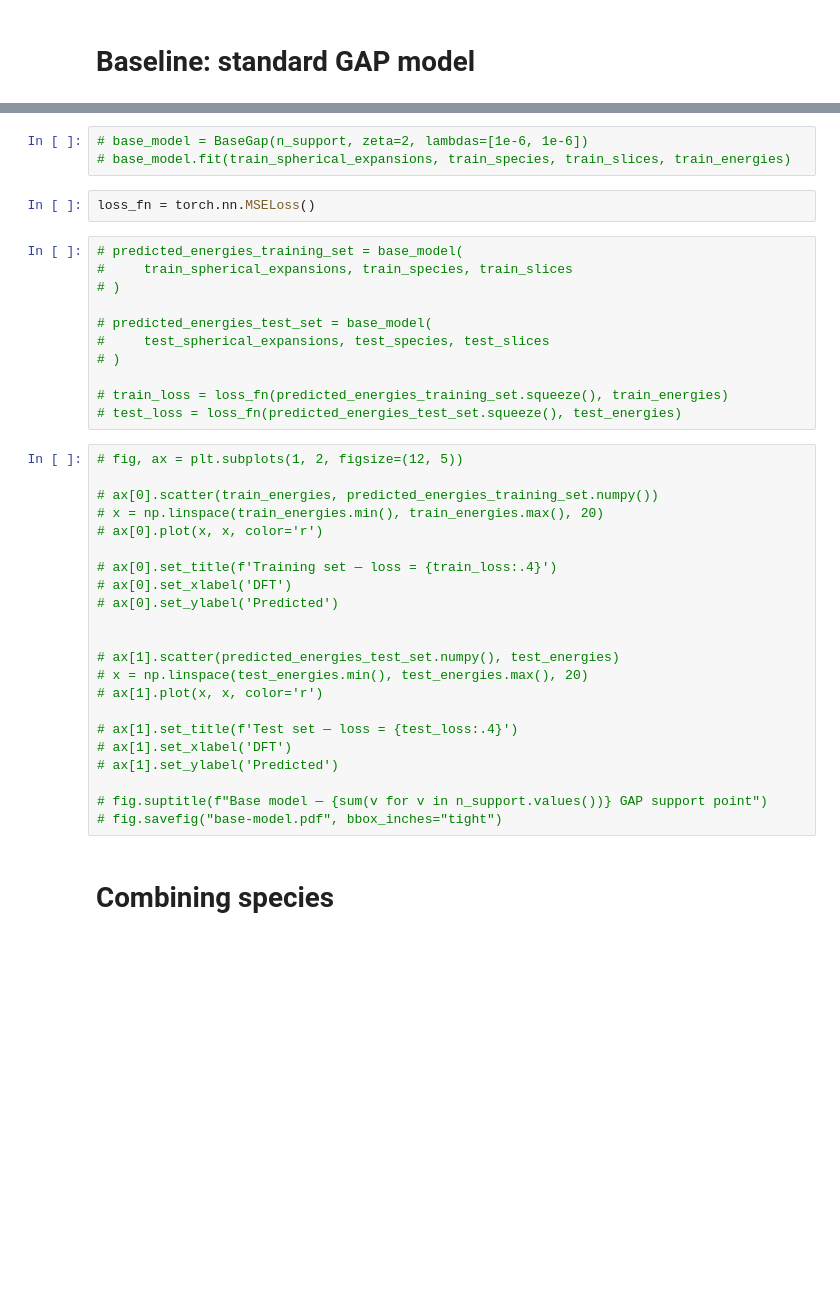
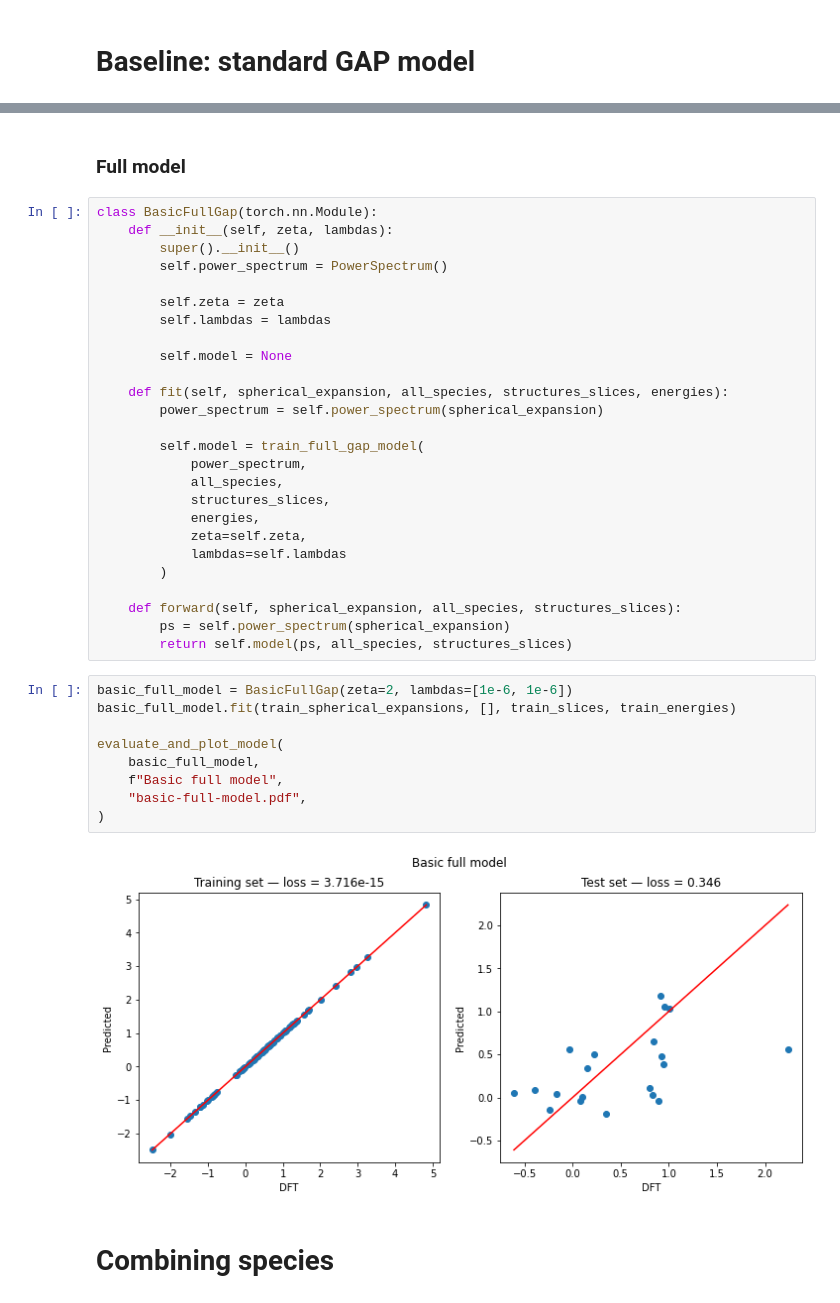
Before and after one commit to Luthaf/alchemical-learning, a Jupyter notebook: alchemical-learning-elpasolites.ipynb, the cells around one changed output, grey strips where cells are left out. Drawn from its saved outputs; the diff is of its cells as text; blank space fills up the shorter version.

Commit message:
Implement full KRR

```diff
--- a/alchemical-learning-elpasolites.ipynb
+++ b/alchemical-learning-elpasolites.ipynb
@@ -88,41 +137,42 @@ n_support = {
+# %% [markdown]
+### Full model
+# %%
+class BasicFullGap(torch.nn.Module):
+    def __init__(self, zeta, lambdas):
+        super().__init__()
+        self.power_spectrum = PowerSpectrum()
+
+        self.zeta = zeta
+        self.lambdas = lambdas
+
+        self.model = None
+
+    def fit(self, spherical_expansion, all_species, structures_slices, energies):
+        power_spectrum = self.power_spectrum(spherical_expansion)
+
+        self.model = train_full_gap_model(
+            power_spectrum,
+            all_species,
+            structures_slices,
+            energies,
+            zeta=self.zeta,
+            lambdas=self.lambdas
+        )
+
+    def forward(self, spherical_expansion, all_species, structures_slices):
+        ps = self.power_spectrum(spherical_expansion)
+        return self.model(ps, all_species, structures_slices)
 # %%
-# base_model = BaseGap(n_support, zeta=2, lambdas=[1e-6, 1e-6])
-# base_model.fit(train_spherical_expansions, train_species, train_slices, train_energies)
+basic_full_model = BasicFullGap(zeta=2, lambdas=[1e-6, 1e-6])
+basic_full_model.fit(train_spherical_expansions, [], train_slices, train_energies)
+
+evaluate_and_plot_model(
+    basic_full_model,
+    f"Basic full model",
+    "basic-full-model.pdf",
+)
+# %% [output]
+[figure, added]
-# %%
-loss_fn = torch.nn.MSELoss()
-# %%
-# predicted_energies_training_set = base_model(
-#     train_spherical_expansions, train_species, train_slices
-# )
-
-# predicted_energies_test_set = base_model(
-#     test_spherical_expansions, test_species, test_slices
-# )
-
-# train_loss = loss_fn(predicted_energies_training_set.squeeze(), train_energies)
-# test_loss = loss_fn(predicted_energies_test_set.squeeze(), test_energies)
-# %%
-# fig, ax = plt.subplots(1, 2, figsize=(12, 5))
-
-# ax[0].scatter(train_energies, predicted_energies_training_set.numpy())
-# x = np.linspace(train_energies.min(), train_energies.max(), 20)
-# ax[0].plot(x, x, color='r')
-
-# ax[0].set_title(f'Training set — loss = {train_loss:.4}')
-# ax[0].set_xlabel('DFT')
-# ax[0].set_ylabel('Predicted')
-
-
-# ax[1].scatter(predicted_energies_test_set.numpy(), test_energies)
-# x = np.linspace(test_energies.min(), test_energies.max(), 20)
-# ax[1].plot(x, x, color='r')
-
-# ax[1].set_title(f'Test set — loss = {test_loss:.4}')
-# ax[1].set_xlabel('DFT')
-# ax[1].set_ylabel('Predicted')
-
-# fig.suptitle(f"Base model — {sum(v for v in n_support.values())} GAP support point")
-# fig.savefig("base-model.pdf", bbox_inches="tight")
 # %% [markdown]
 # Combining species
 # %%
```
Also changed, not shown: parts of 22 cells of this notebook, 1 other file.
